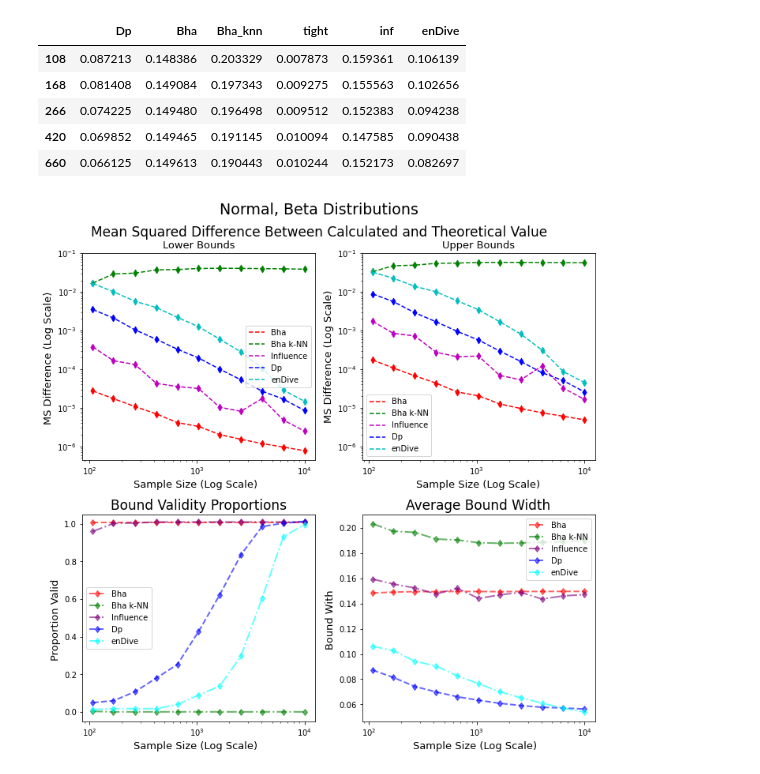
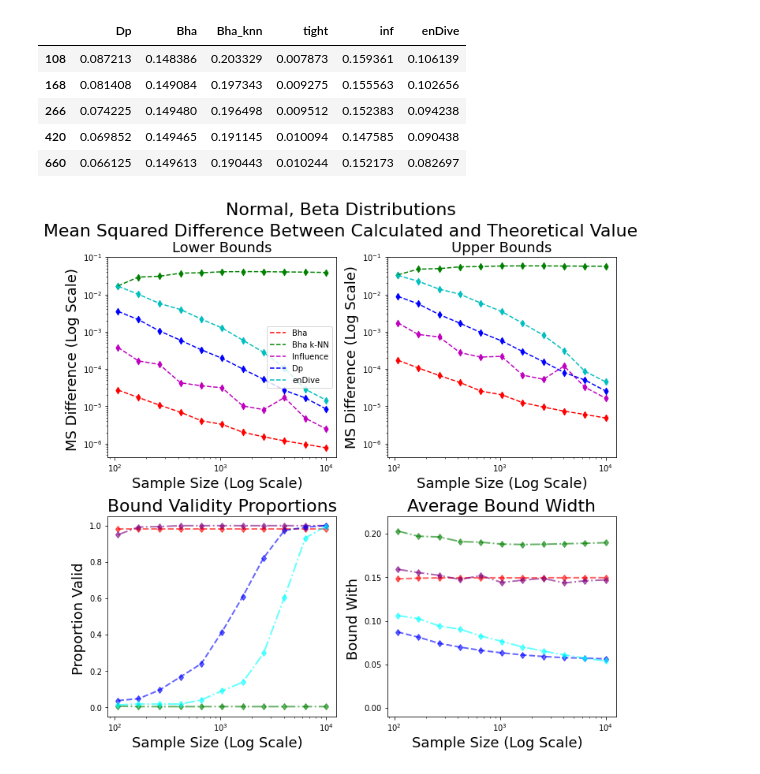
Before and after one commit to rj-may/BER_Bounds_Eval, a Jupyter notebook: alt_distr/normal_beta.ipynb, the cells around one changed output. Saved outputs shown, nothing was run; the diff lists cells and outputs as text; code cells hidden in the pictures.

Commit message:
lots of small changes. using a constant in a file for the sample size. also updated some figures

```diff
--- a/alt_distr/normal_beta.ipynb
+++ b/alt_distr/normal_beta.ipynb
@@ -625,7 +626,7 @@ bound_width_df.head()
 | 660 | 0.066125 | 0.149613 | 0.190443 | 0.010244 | 0.152173 | 0.082697 |
 # %%
 
-fs =13
+fs =18
 
 fig, axes = plt.subplots(nrows=2, ncols=2, figsize=(10, 10))
 st = fig.suptitle("Normal, Beta Distributions", fontsize=fs+6)
@@ -692,7 +693,7 @@ ax.scatter(sample_sizes, upper_mse_enDive,  color='c', marker='d')
 ax.set_xlabel("Sample Size (Log Scale)", fontsize = fs)
 ax.set_ylabel("MS Difference (Log Scale)", fontsize=fs)
 ax.set_title("Upper Bounds", fontsize = fs)
-ax.legend()
+# ax.legend()
 
 
 
@@ -716,36 +717,36 @@ ax.set_xlabel("Sample Size (Log Scale)  ", fontsize = fs)
 ax.set_ylabel("Proportion Valid ", fontsize=fs)
 ax.set_ylim(-0.05,1.05)
 ax.set_title("Bound Validity Proportions" , fontsize = fs +4)
-ax.legend()
+# ax.legend()
 
 
 ax = axes[1][1]
 
 ax.set_xscale('log', base=10)
 # ax.set_yscale('log', base=10)
 
 
 ax.plot(bound_width_df["Bha"],'r--d', label='Bha', alpha = overlapping, linewidth=lw )
 ax.plot(bound_width_df["Bha_knn"],'g-.d', label='Bha k-NN', alpha = overlapping, linewidth = lw)
 ax.plot(bound_width_df["inf"],color = 'purple',ls = "-.", marker= 'd', label='Influence', alpha = overlapping, linewidth = lw)
 ax.plot(bound_width_df["Dp"], 'b--d',  label='Dp', alpha = overlapping, linewidth = lw)
 ax.plot(bound_width_df["enDive"],color = 'cyan',ls = "-.", marker = 'd',label='enDive', alpha = overlapping, linewidth = lw)
 
 # ax.set_xticks(sample_sizes)
 ax.set_xlabel("Sample Size (Log Scale)  ", fontsize = fs)
 ax.set_ylabel("Bound With ", fontsize=fs)
 # ax.set_ylim(0.0, 0.3)
 ax.set_title("Average Bound Width" , fontsize = fs +4)
-ax.legend()
-
+# ax.legend()
+ax.set_ylim((-0.01, .22))
 
 
 fig.tight_layout(rect=[0, 0, 1, 0.97])  # Leave space for the common title
 
 
 
 file_name = r"alt_distr/images/normal_beta_master" + dim_str + ".png"
 plt.savefig(file_name,facecolor=(1,1,1,1),  bbox_inches='tight', dpi= dpi)
 plt.show()
 # %% [output]
-[figure, old version]
+[figure, new version]
```
Also changed, not shown: parts of 2 cells of this notebook, 17 other files.
